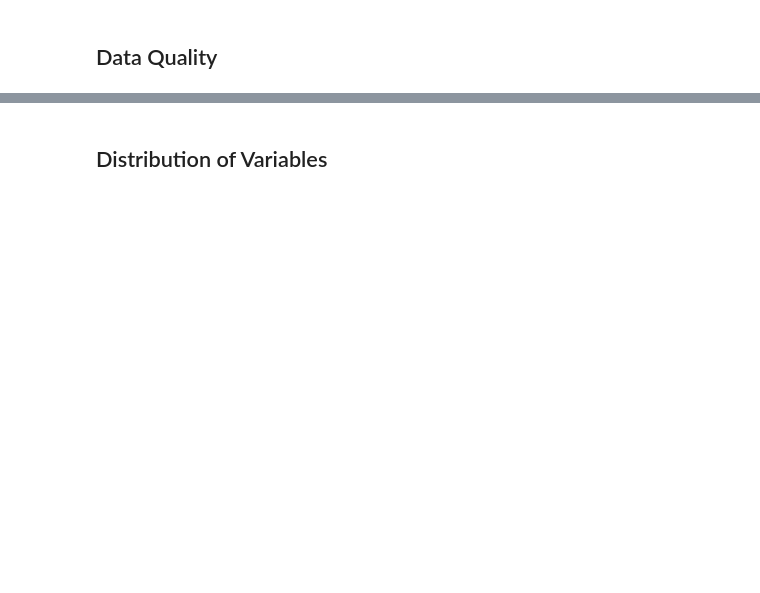
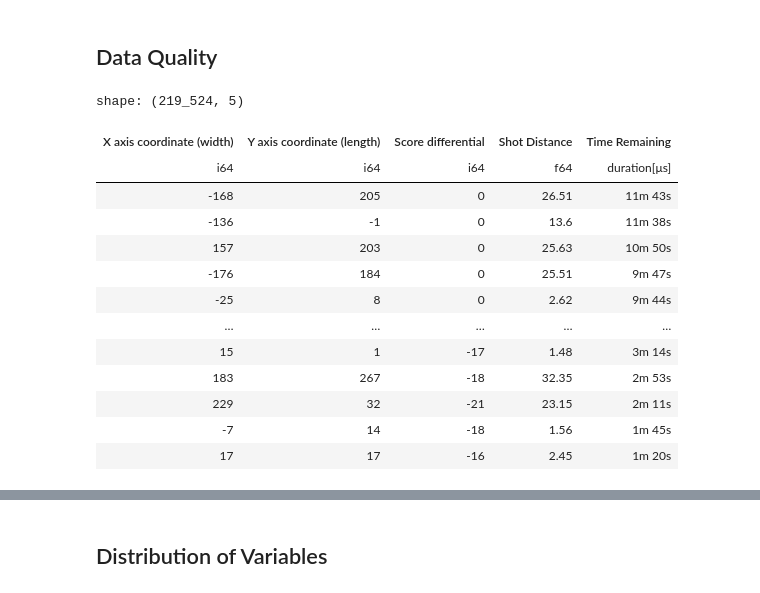
Before and after one commit to carlsonhu225-source/data7001_g02, a Jupyter notebook: Exploratory_Data_Analysis.ipynb, the cells around one changed output, grey strips where cells are left out. Saved outputs shown, nothing was run; the diff lists cells and outputs as text; code cells hidden in the pictures; blank space fills up the shorter version.

```diff
--- a/Exploratory_Data_Analysis.ipynb
+++ b/Exploratory_Data_Analysis.ipynb
@@ -128,4 +128,21 @@ shape: (0, 86)
 | str | i64 | i64 | i64 | str | i64 | str | i64 | i64 | ... |
 # %% [markdown]
 ## Data Quality
+# %%
+df_independent
+# %% [output]
+shape: (219_524, 5)
+| X axis coordinate (width) | Y axis coordinate (length) | Score differential | Shot Distance | Time Remaining |
+| i64 | i64 | i64 | f64 | duration[μs] |
+| -168 | 205 | 0 | 26.51 | 11m 43s |
+| -136 | -1 | 0 | 13.6 | 11m 38s |
+| 157 | 203 | 0 | 25.63 | 10m 50s |
+| -176 | 184 | 0 | 25.51 | 9m 47s |
+| -25 | 8 | 0 | 2.62 | 9m 44s |
+| … | … | … | … | … |
+| 15 | 1 | -17 | 1.48 | 3m 14s |
+| 183 | 267 | -18 | 32.35 | 2m 53s |
+| 229 | 32 | -21 | 23.15 | 2m 11s |
+| -7 | 14 | -18 | 1.56 | 1m 45s |
+| 17 | 17 | -16 | 2.45 | 1m 20s |
 # %%
```
Also changed, not shown: parts of 4 cells of this notebook, 1 other file.
